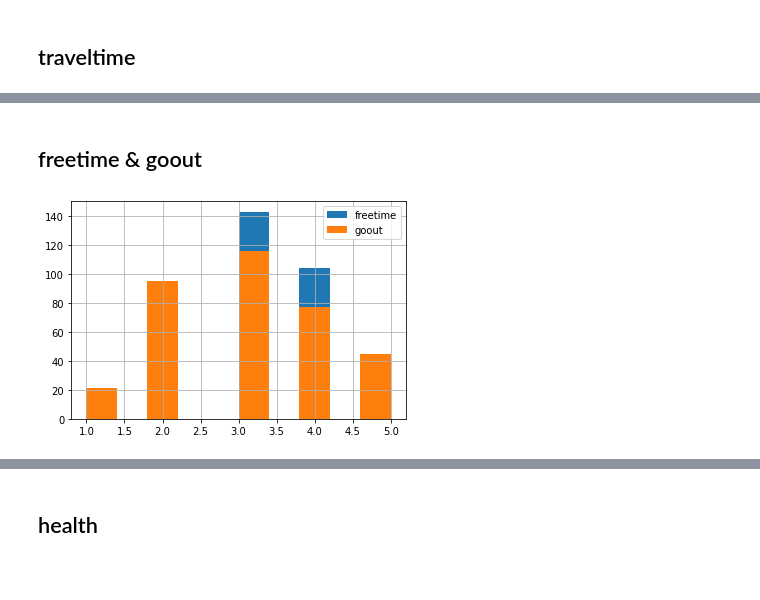
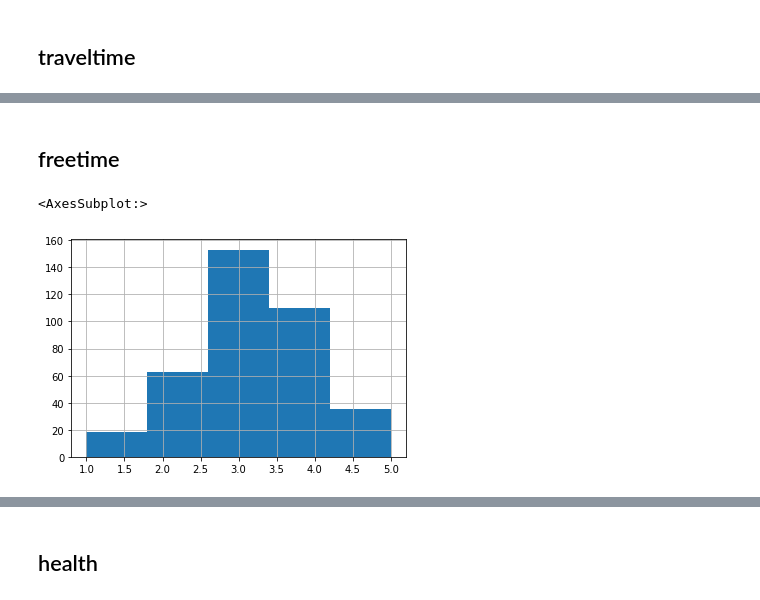
Before and after one commit to todoshcenko/ds_repo_1, a Jupyter notebook: module_2/stud_math.ipynb, the cells around one changed output, grey strips where cells are left out. Saved outputs shown, nothing was run; the diff lists cells and outputs as text; code cells hidden in the pictures; blank space fills up the shorter version.

```diff
--- a/module_2/stud_math.ipynb
+++ b/module_2/stud_math.ipynb
@@ -121,9 +140,8 @@ plt.legend();
 # %% [markdown]
-## freetime & goout
+## freetime
 # %%
-for col in ['freetime', 'goout']:
-    math[col] = math[col].fillna(math[col].mode())
-    math[col].hist(label=col)
-plt.legend();
+#math[col] = math[col].fillna(math[col].mode())
+math.freetime.hist(bins=5)
 # %% [output]
+<AxesSubplot:>
-[figure, old version]
+[figure, new version]
```
Also changed, not shown: parts of 21 cells of this notebook.
